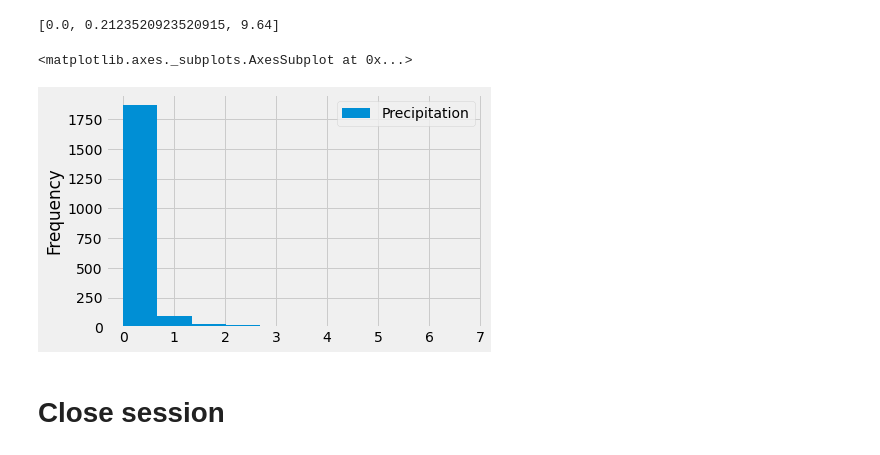
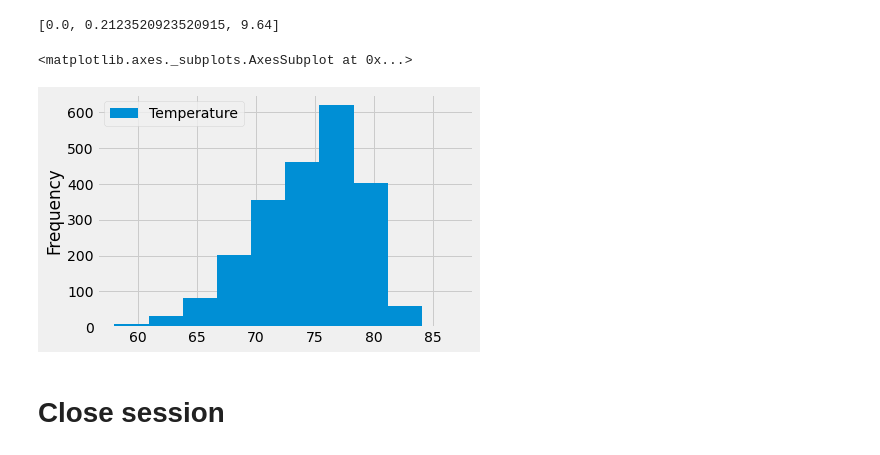
Before and after one commit to jforbis/sqlalchemy-challenge, a Jupyter notebook: climate_starter.ipynb, the cells around one changed output. Cells and saved outputs as stored; diff of their text form; code cells hidden in the pictures.

Commit message:
save point: completed histogram

```diff
--- a/climate_starter.ipynb
+++ b/climate_starter.ipynb
@@ -159,16 +160,16 @@ print(calculations)
 # %%
 # Using the most active station id
 # Query the last 12 months of temperature observation data for this station and plot the results as a histogram
-most_active_12mo = session.query(*measurement_table_col).filter(measurements.date >=recent_date_minus1year).all()
-most_active_12mo
-most_active_12mo_df = pd.DataFrame(most_active_12mo, columns=("Date", "Precipitation"))
-most_active_12mo_df
+measurement_table_col2nd = (measurements.date, measurements.tobs)
+most_active_12mo = session.query(*measurement_table_col2nd).filter(measurements.date >=recent_date_minus1year).all()
+most_active_12mo_df = pd.DataFrame(most_active_12mo, columns=("Date", "Temperature"))
+most_active_12mo_df = most_active_12mo_df.dropna()
 most_active_12mo_df.set_index("Date", inplace=True)
 most_active_12mo_df = most_active_12mo_df.sort_index()
 most_active_12mo_df.plot(kind="hist")
 # %% [output]
 <matplotlib.axes._subplots.AxesSubplot at 0x...>
-[figure, old version]
+[figure, new version]
 # %% [markdown]
 # Close session
 # %%
```
Also changed, not shown: parts of 2 cells of this notebook.
